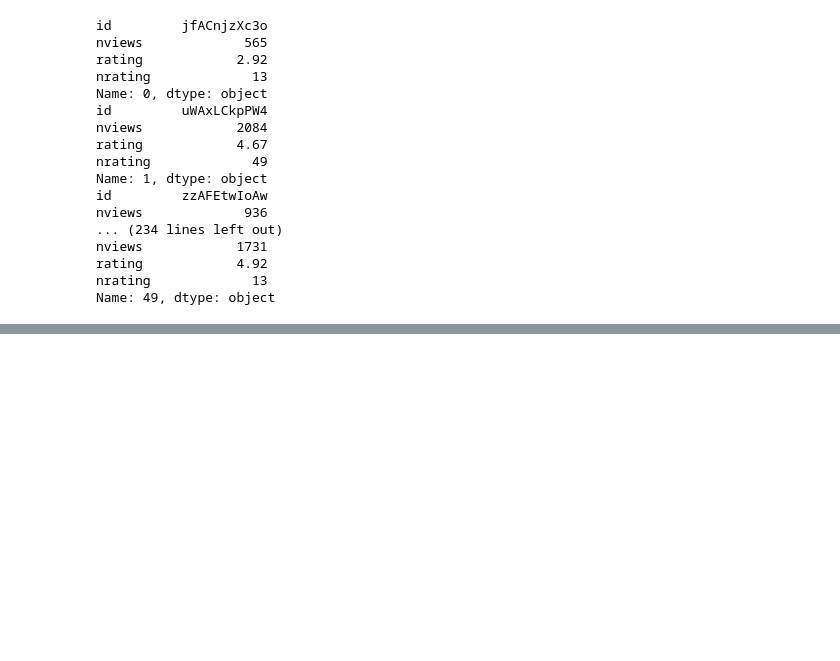
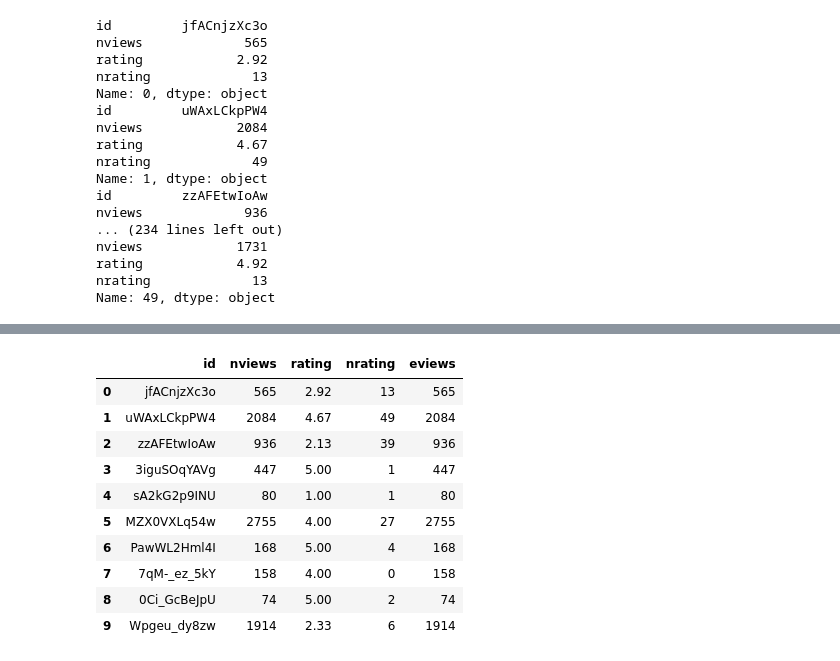
Before and after one commit to SubhankarGhosh/NetworkX, a Jupyter notebook: Paper.ipynb, the cells around one changed output, grey strips where cells are left out. Cells and saved outputs as stored; diff of their text form; code cells hidden in the pictures; blank space fills up the shorter version.

```diff
--- a/Paper.ipynb
+++ b/Paper.ipynb
@@ -467,0 +417,16 @@ G.nodes(data=True)
+# %%
+df['eviews'] = df['nviews']
+# %%
+df.head(10)
+# %% [output]
+|  | id | nviews | rating | nrating | eviews |
+| 0 | jfACnjzXc3o | 565 | 2.92 | 13 | 565 |
+| 1 | uWAxLCkpPW4 | 2084 | 4.67 | 49 | 2084 |
+| 2 | zzAFEtwIoAw | 936 | 2.13 | 39 | 936 |
+| 3 | 3iguSOqYAVg | 447 | 5.00 | 1 | 447 |
+| 4 | sA2kG2p9INU | 80 | 1.00 | 1 | 80 |
+| 5 | MZX0VXLq54w | 2755 | 4.00 | 27 | 2755 |
+| 6 | PawWL2Hml4I | 168 | 5.00 | 4 | 168 |
+| 7 | 7qM-_ez_5kY | 158 | 4.00 | 0 | 158 |
+| 8 | 0Ci_GcBeJpU | 74 | 5.00 | 2 | 74 |
+| 9 | Wpgeu_dy8zw | 1914 | 2.33 | 6 | 1914 |
```
Also changed, not shown: parts of 36 cells of this notebook, 2 other files.
